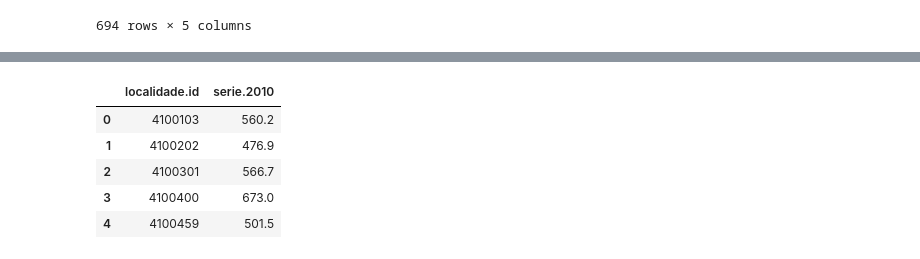
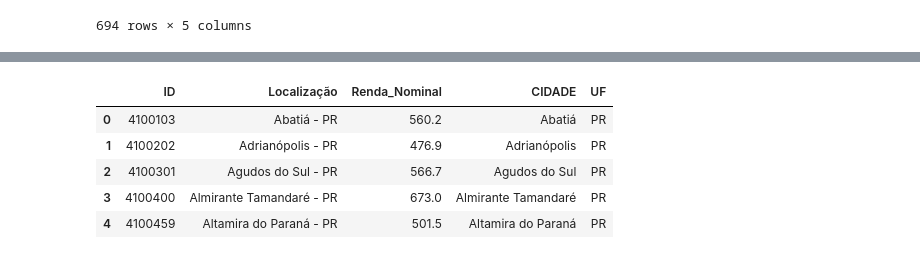
Before and after one commit to williambrunos/Mandacaru-Dev-Cacto, a Jupyter notebook: Atividade-2/Atividade_2_Cacto.ipynb, the cells around one changed output, grey strips where cells are left out. Cells and saved outputs as stored; diff of their text form; code cells hidden in the pictures.

```diff
--- a/Atividade-2/Atividade_2_Cacto.ipynb
+++ b/Atividade-2/Atividade_2_Cacto.ipynb
@@ -110,0 +80,3 @@ IndexError: ignored
+# %%
+df_rend_nom.drop([692, 693], inplace=True)
+df_rend_nom['localidade.nivel.nome'].unique()
@@ -111,5 +105,14 @@ IndexError: ignored
+# %%
+cities = []
+states = []
+for item in df_rend_nom['localidade.nome'].str.split(' - ',1).tolist():
+  citie = item[0]
+  state = item[1]
+  cities.append(citie)
+  states.append(state)
 # %%
 # Criando uma coluna de UF e outra de CIDADE
-df_rend_nom[['CIDADE', 'UF']] = df_rend_nom['localidade.nome'].str.split(' - ',1)
+df_rend_nom['CIDADE'] = cities
+df_rend_nom['UF'] = states
 df_rend_nom.head()
 # %% [output]
@@ -117,16 +125,18 @@ ValueError: ignored
 # %%
 # Realizando pré-processamento nos dados
 df_rend_nom.drop(columns=[df_rend_nom.columns[1],
                           df_rend_nom.columns[2]
                           ],
                  inplace=True)
-df_rend_nom.rename(columns={df_rend_nom.columns[0] = 'ID',
-                            df_rend_nom.columns[1] = 'Cidade'})
+df_rend_nom.rename(columns={df_rend_nom.columns[0]: 'ID',
+                            df_rend_nom.columns[1]: 'Localização',
+                            df_rend_nom.columns[2]: 'Renda_Nominal'},
+                   inplace=True)
 df_rend_nom.head()
 # %% [output]
-|  | localidade.id | serie.2010 |
-| 0 | 4100103 | 560.2 |
-| 1 | 4100202 | 476.9 |
-| 2 | 4100301 | 566.7 |
-| 3 | 4100400 | 673.0 |
-| 4 | 4100459 | 501.5 |
+|  | ID | Localização | Renda_Nominal | CIDADE | UF |
+| 0 | 4100103 | Abatiá - PR | 560.2 | Abatiá | PR |
+| 1 | 4100202 | Adrianópolis - PR | 476.9 | Adrianópolis | PR |
+| 2 | 4100301 | Agudos do Sul - PR | 566.7 | Agudos do Sul | PR |
+| 3 | 4100400 | Almirante Tamandaré - PR | 673.0 | Almirante Tamandaré | PR |
+| 4 | 4100459 | Altamira do Paraná - PR | 501.5 | Altamira do Paraná | PR |
```
Also changed, not shown: parts of 9 cells of this notebook.
